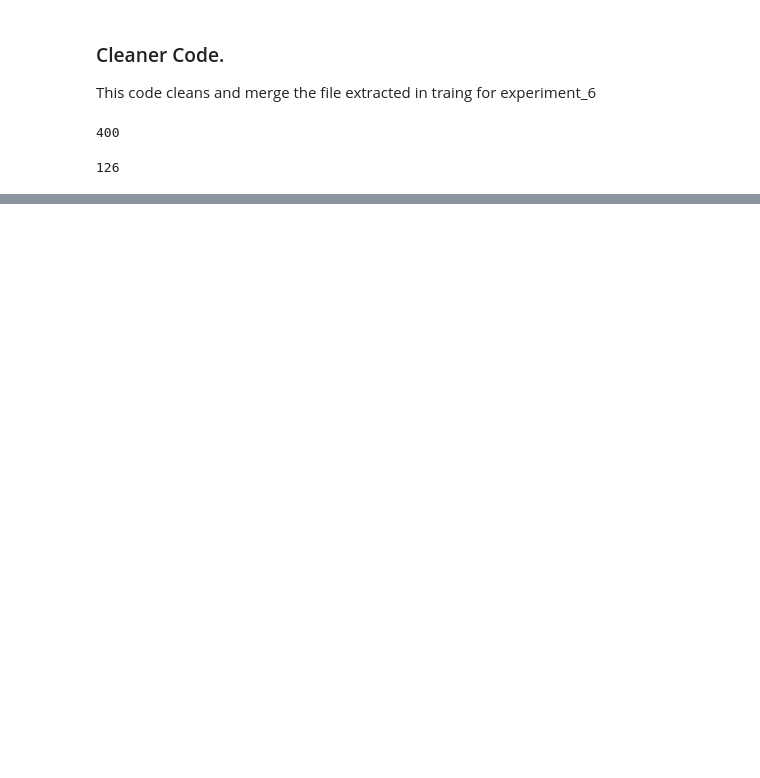
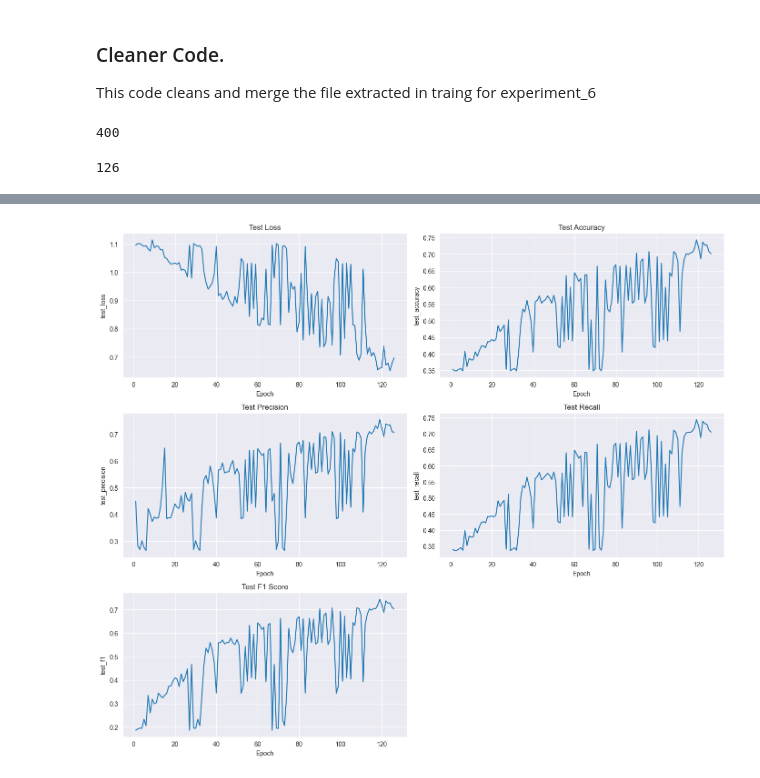
Before and after one commit to tikadatta2005/efficient-surveillance-threat-recognition, a Jupyter notebook: utils/experiment_6_cleaner.ipynb, the cells around one changed output, grey strips where cells are left out. Drawn from its saved outputs; the diff is of its cells as text; code cells hidden in the pictures; blank space fills up the shorter version.

```diff
--- a/utils/experiment_6_cleaner.ipynb
+++ b/utils/experiment_6_cleaner.ipynb
@@ -46,0 +65,4 @@ test_df.to_csv("../documentations/experiments/experiment6/tables/test_metrics.cs
+# %%
+graph2 = plot_testing_history(test_df.to_dict(orient="records"))
+# %% [output]
+[figure, added]
```
Also changed, not shown: parts of 2 cells of this notebook, 8 other files.
